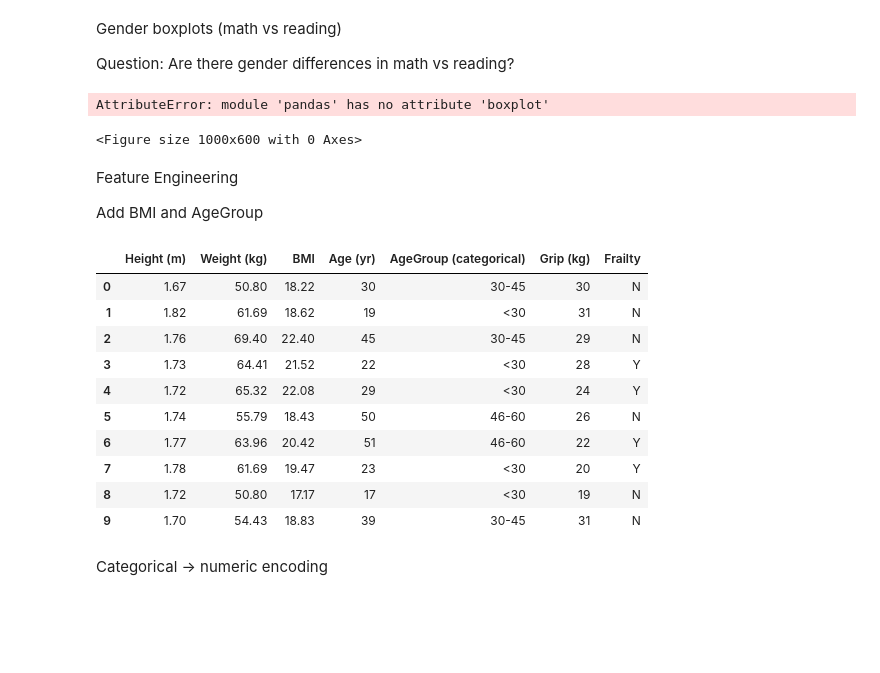
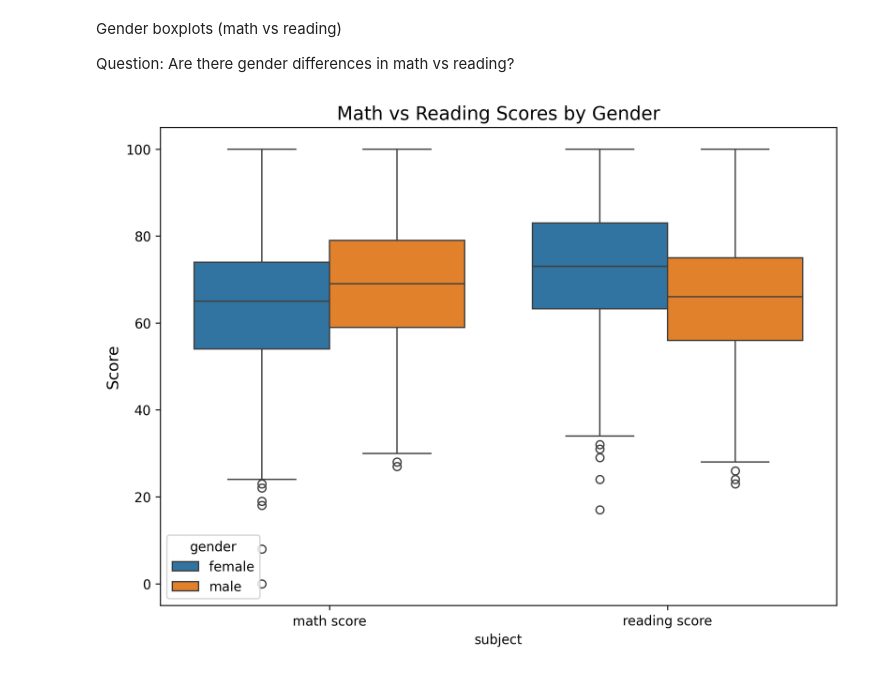
Before and after one commit to Ambrgna/CS-5530-Assignment-1, a Jupyter notebook: students_performance/src/students_performance.ipynb, the cells around one changed output. Saved outputs shown, nothing was run; the diff lists cells and outputs as text; code cells hidden in the pictures; blank space fills up the shorter version.

```diff
--- a/students_performance/src/students_performance.ipynb
+++ b/students_performance/src/students_performance.ipynb
@@ -25,0 +54,12 @@ df.head(10)
+# %%
+df_clean = pd.get_dummies(
+    df.assign(
+      gender=df["gender"].map({"male": 1, "female": 0}).astype('int8'),
+      lunch=df["lunch"].map({"standard": 1, "free/reduced": 0}).astype('int8'),
+      test_preparation_course=df["test preparation course"].map({"completed": 1, "none": 0}).astype('int8')
+    ),
+    columns=["parental level of education", "race/ethnicity"],
+    prefix=["parental level of education", "race/ethnicity"],
+    dtype='int8'
+    )
+df_clean
@@ -28,57 +82,24 @@ Gender boxplots (math vs reading)
 
 Question: Are there gender differences in math vs reading?
 # %%
-df_melted = df.melt(id_vars="gender", value_vars=["math score", "reading score"],
+df_melted = df_clean.melt(id_vars="gender", value_vars=["math score", "reading score"],
                     var_name="subject", value_name="score")
 
-plt.figure(figsize=(10, 6))
+
+df_melted["gender"] = df_melted["gender"].map({1: "male", 0: "female"})
+
+plt.figure(figsize=(8, 6), dpi=300)
+
 sns.boxplot(x="subject", y="score", hue="gender", data=df_melted)
-plt.title("Math vs Reading Scores by Gender")
-plt.ylabel("Score")
+
+plt.title("Math vs Reading Scores by Gender", fontsize=14)
+plt.ylabel("Score", fontsize=12)
+
+plt.xticks(fontsize=10)
+plt.yticks(fontsize=10)
+
+plt.tight_layout()
+
 plt.show()
 # %% [output]
-AttributeError: module 'pandas' has no attribute 'boxplot'
-<Figure size 1000x600 with 0 Axes>
+[figure, added]
-# %% [markdown]
-Feature Engineering
-
-Add BMI and AgeGroup
-# %%
-df_feature = df_standardization.copy()
-
-bmi = (df_feature["Weight (kg)"] / (df_feature["Height (m)"] ** 2)).round(2)
-
-weight_index = df_feature.columns.get_loc("Weight (kg)")
-df_feature.insert(weight_index + 1, "BMI", bmi)
-
-conditions = [
-    df_feature["Age"] < 30,
-    (df_feature["Age"] >= 30) & (df_feature["Age"] <= 45),
-    (df_feature["Age"] >= 46) & (df_feature["Age"] <= 60),
-    df_feature["Age"] > 60
-]
-
-choices = ["<30", "30-45", "46-60", ">60"]
-
-age_index = df_feature.columns.get_loc("Age")
-
-agegroup = np.select(conditions, choices, default="Unknown")
-df_feature.insert(age_index + 1, "AgeGroup (categorical)", agegroup)
-
-df_feature.rename(columns={"Age": "Age (yr)"}, inplace=True)
-
-df_feature.head(10)
-# %% [output]
-|  | Height (m) | Weight (kg) | BMI | Age (yr) | AgeGroup (categorical) | Grip (kg) | Frailty |
-| 0 | 1.67 | 50.80 | 18.22 | 30 | 30-45 | 30 | N |
-| 1 | 1.82 | 61.69 | 18.62 | 19 | <30 | 31 | N |
-| 2 | 1.76 | 69.40 | 22.40 | 45 | 30-45 | 29 | N |
-| 3 | 1.73 | 64.41 | 21.52 | 22 | <30 | 28 | Y |
-| 4 | 1.72 | 65.32 | 22.08 | 29 | <30 | 24 | Y |
-| 5 | 1.74 | 55.79 | 18.43 | 50 | 46-60 | 26 | N |
-| 6 | 1.77 | 63.96 | 20.42 | 51 | 46-60 | 22 | Y |
-| 7 | 1.78 | 61.69 | 19.47 | 23 | <30 | 20 | Y |
-| 8 | 1.72 | 50.80 | 17.17 | 17 | <30 | 19 | N |
-| 9 | 1.70 | 54.43 | 18.83 | 39 | 30-45 | 31 | N |
-# %% [markdown]
-Categorical → numeric encoding
```
Also changed, not shown: parts of 21 cells of this notebook.
